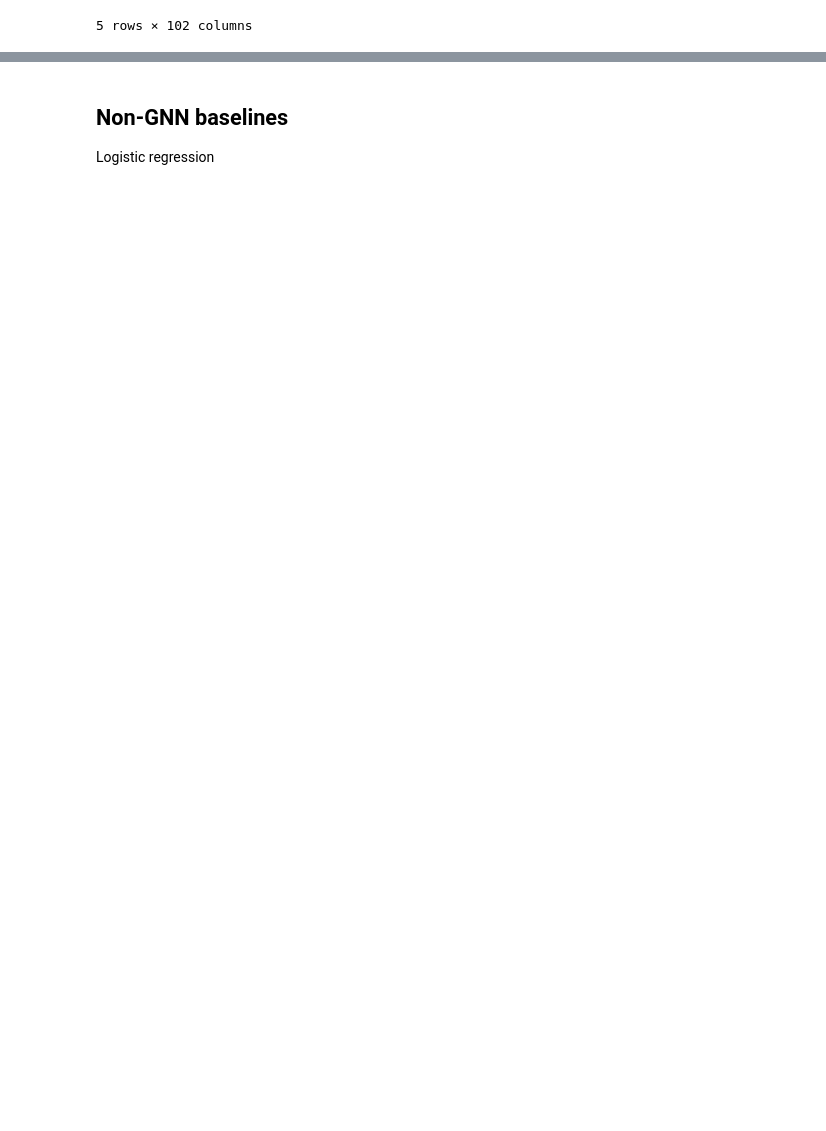
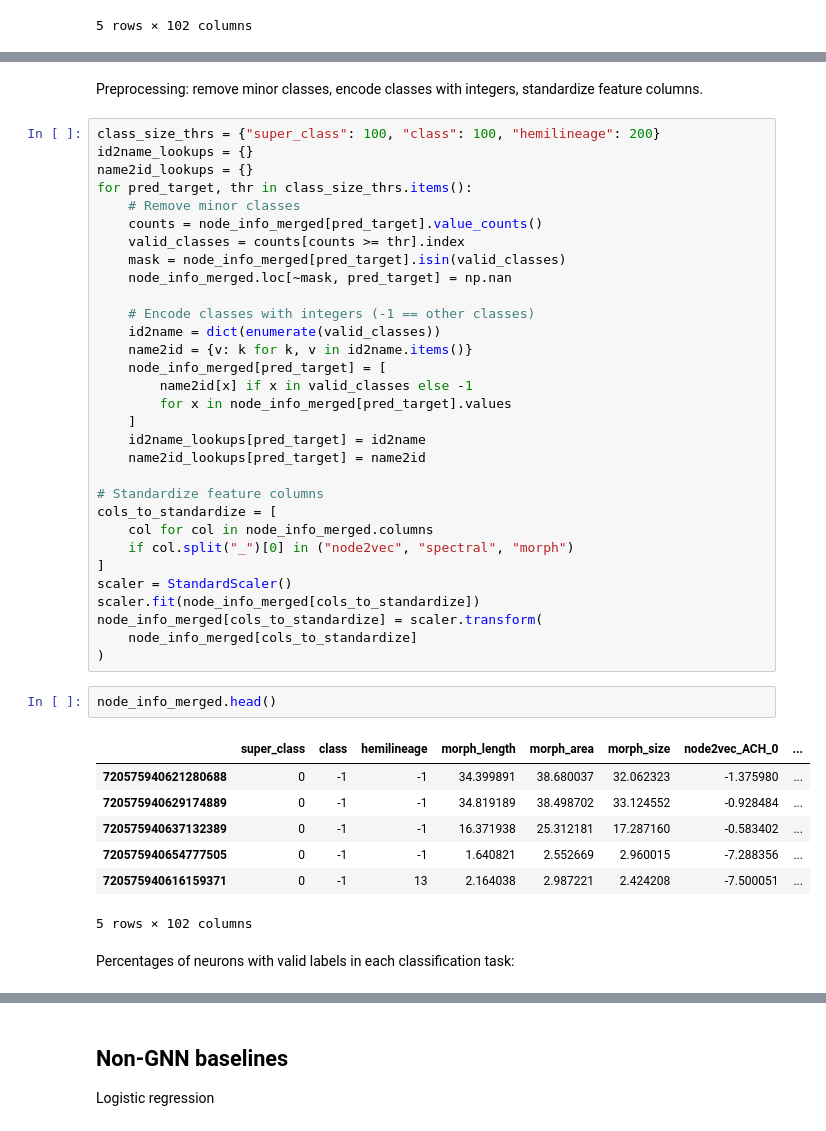
Before and after one commit to ernestoBocini/Drosophila-Brain-Wiring-Diagram-GAT, a Jupyter notebook: notebooks/20230607_exploration.ipynb, the cells around one changed output, grey strips where cells are left out. Drawn from its saved outputs; the diff is of its cells as text; blank space fills up the shorter version.

```diff
--- a/notebooks/20230607_exploration.ipynb
+++ b/notebooks/20230607_exploration.ipynb
@@ -137,0 +72,45 @@ preprocessed_dfs["class"]["train"].head()
+# %% [markdown]
+Preprocessing: remove minor classes, encode classes with integers, standardize feature columns.
+# %%
+class_size_thrs = {"super_class": 100, "class": 100, "hemilineage": 200}
+id2name_lookups = {}
+name2id_lookups = {}
+for pred_target, thr in class_size_thrs.items():
+    # Remove minor classes
+    counts = node_info_merged[pred_target].value_counts()
+    valid_classes = counts[counts >= thr].index
+    mask = node_info_merged[pred_target].isin(valid_classes)
+    node_info_merged.loc[~mask, pred_target] = np.nan
+
+    # Encode classes with integers (-1 == other classes)
+    id2name = dict(enumerate(valid_classes))
+    name2id = {v: k for k, v in id2name.items()}
+    node_info_merged[pred_target] = [
+        name2id[x] if x in valid_classes else -1
+        for x in node_info_merged[pred_target].values
+    ]
+    id2name_lookups[pred_target] = id2name
+    name2id_lookups[pred_target] = name2id
+
+# Standardize feature columns
+cols_to_standardize = [
+    col for col in node_info_merged.columns
+    if col.split("_")[0] in ("node2vec", "spectral", "morph")
+]
+scaler = StandardScaler()
+scaler.fit(node_info_merged[cols_to_standardize])
+node_info_merged[cols_to_standardize] = scaler.transform(
+    node_info_merged[cols_to_standardize]
+)
+# %%
+node_info_merged.head()
+# %% [output]
+|  | super_class | class | hemilineage | morph_length | morph_area | morph_size | node2vec_ACH_0 | ... |
+| 720575940621280688 | 0 | -1 | -1 | 34.399891 | 38.680037 | 32.062323 | -1.375980 | ... |
+| 720575940629174889 | 0 | -1 | -1 | 34.819189 | 38.498702 | 33.124552 | -0.928484 | ... |
+| 720575940637132389 | 0 | -1 | -1 | 16.371938 | 25.312181 | 17.287160 | -0.583402 | ... |
+| 720575940654777505 | 0 | -1 | -1 | 1.640821 | 2.552669 | 2.960015 | -7.288356 | ... |
+| 720575940616159371 | 0 | -1 | 13 | 2.164038 | 2.987221 | 2.424208 | -7.500051 | ... |
+5 rows × 102 columns
+# %% [markdown]
+Percentages of neurons with valid labels in each classification task:
```
Also changed, not shown: parts of 26 cells of this notebook.
